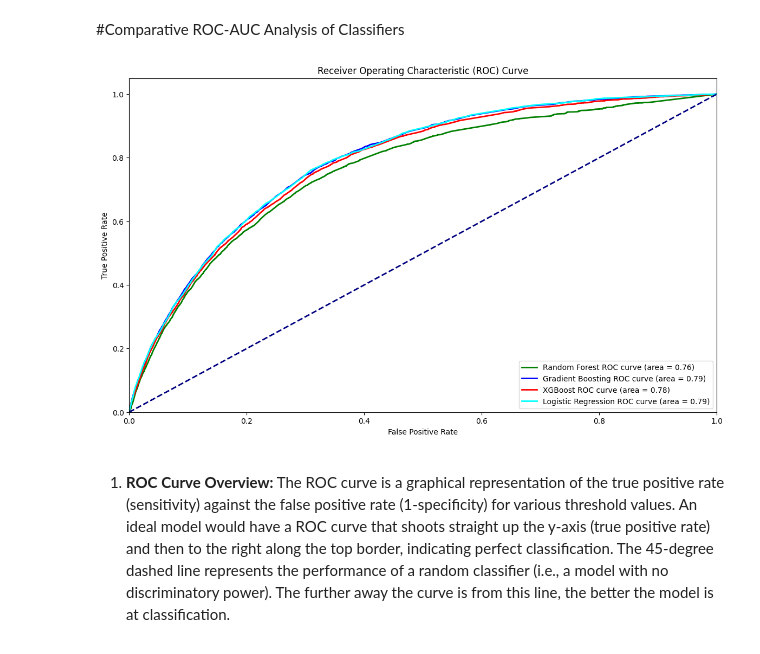
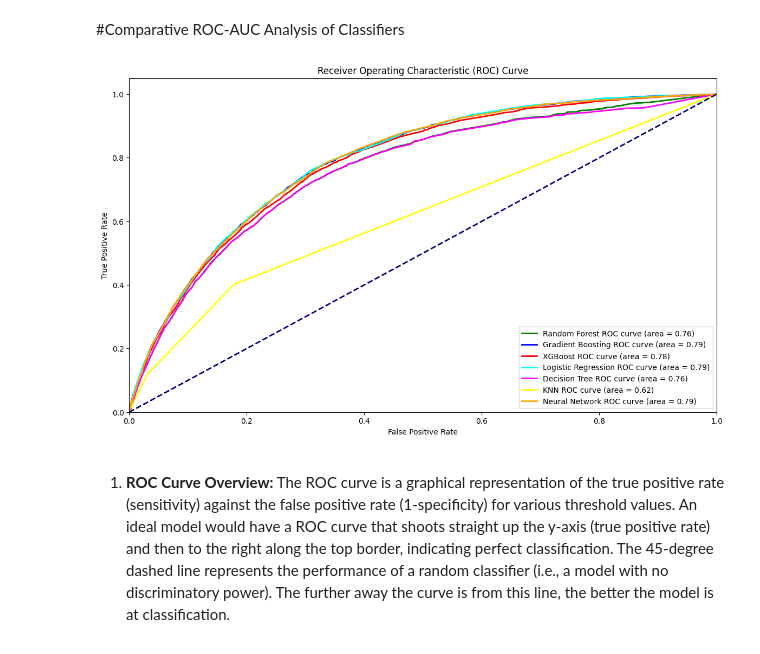
Before and after one commit to rajeshbista/McMaster_AI, a Jupyter notebook: AI_Project.ipynb, the cells around one changed output. Saved outputs shown, nothing was run; the diff lists cells and outputs as text; code cells hidden in the pictures.

```diff
--- a/AI_Project.ipynb
+++ b/AI_Project.ipynb
@@ -683,8 +828,57 @@ The ROC-AUC score for the Logistic Regression model is 0.73, suggesting a solid
 # %% [markdown]
 #Comparative ROC-AUC Analysis of Classifiers
 # %%
+# from sklearn.metrics import roc_curve, auc
+# import matplotlib.pyplot as plt
+
+# # Calculate the ROC curve points for Random Forest
+# fpr_rf, tpr_rf, _ = roc_curve(y_test, rf.predict_proba(X_test)[:,1])
+# roc_auc_rf = auc(fpr_rf, tpr_rf)
+
+# # Calculate the ROC curve points for Gradient Boosting
+# fpr_gb, tpr_gb, _ = roc_curve(y_test, gb.predict_proba(X_test)[:,1])
+# roc_auc_gb = auc(fpr_gb, tpr_gb)
+
+# # Calculate the ROC curve points for XGBoost
+# fpr_xgb, tpr_xgb, _ = roc_curve(y_test, xgb_model.predict_proba(X_test)[:,1])
+# roc_auc_xgb = auc(fpr_xgb, tpr_xgb)
+
+# # Calculate the ROC curve points for Logistic Regression
+# fpr_lr, tpr_lr, _ = roc_curve(y_test, logreg.predict_proba(X_test)[:,1])
+# roc_auc_lr = auc(fpr_lr, tpr_lr)
+
+# # Plot the ROC curves
+# plt.figure(figsize=(14, 8))
+
+# # Plot Random Forest ROC
+# plt.plot(fpr_rf, tpr_rf, color='green', lw=2, label=f'Random Forest ROC curve (area = {roc_auc_rf:.2f})')
+
+# # Plot Gradient Boosting ROC
+# plt.plot(fpr_gb, tpr_gb, color='blue', lw=2, label=f'Gradient Boosting ROC curve (area = {roc_auc_gb:.2f})')
+
+# # Plot XGBoost ROC
+# plt.plot(fpr_xgb, tpr_xgb, color='red', lw=2, label=f'XGBoost ROC curve (area = {roc_auc_xgb:.2f})')
+
+# # Plot Logistic Regression ROC
+# plt.plot(fpr_lr, tpr_lr, color='cyan', lw=2, label=f'Logistic Regression ROC curve (area = {roc_auc_lr:.2f})')
+
+# # Plot the random line
+# plt.plot([0, 1], [0, 1], color='navy', lw=2, linestyle='--')
+
+# # Set the limits, labels, title and legend
+# plt.xlim([0.0, 1.0])
+# plt.ylim([0.0, 1.05])
+# plt.xlabel('False Positive Rate')
+# plt.ylabel('True Positive Rate')
+# plt.title('Receiver Operating Characteristic (ROC) Curve')
+# plt.legend(loc="lower right")
+# plt.show()
+
+
 from sklearn.metrics import roc_curve, auc
 import matplotlib.pyplot as plt
+
+# Assuming you have already trained these models: dt (Decision Tree), knn (K-Nearest Neighbors), nn (Neural Network)
 
 # Calculate the ROC curve points for Random Forest
 fpr_rf, tpr_rf, _ = roc_curve(y_test, rf.predict_proba(X_test)[:,1])
@@ -701,35 +895,57 @@ roc_auc_xgb = auc(fpr_xgb, tpr_xgb)
 # Calculate the ROC curve points for Logistic Regression
 fpr_lr, tpr_lr, _ = roc_curve(y_test, logreg.predict_proba(X_test)[:,1])
 roc_auc_lr = auc(fpr_lr, tpr_lr)
 
+# Calculate the ROC curve points for Decision Tree
+fpr_dt, tpr_dt, _ = roc_curve(y_test, dt.predict_proba(X_test)[:,1])
+roc_auc_dt = auc(fpr_dt, tpr_dt)
+
+# Calculate the ROC curve points for KNN
+# Note: KNN does not support predict_proba by default, adjust as necessary
+fpr_knn, tpr_knn, _ = roc_curve(y_test, knn.predict_proba(X_test)[:,1])
+roc_auc_knn = auc(fpr_knn, tpr_knn)
+
+# Calculate the ROC curve points for Neural Network
+fpr_nn, tpr_nn, _ = roc_curve(y_test, nn.predict_proba(X_test)[:,1])
+roc_auc_nn = auc(fpr_nn, tpr_nn)
+
 # Plot the ROC curves
 plt.figure(figsize=(14, 8))
 
 # Plot Random Forest ROC
 plt.plot(fpr_rf, tpr_rf, color='green', lw=2, label=f'Random Forest ROC curve (area = {roc_auc_rf:.2f})')
 
 # Plot Gradient Boosting ROC
 plt.plot(fpr_gb, tpr_gb, color='blue', lw=2, label=f'Gradient Boosting ROC curve (area = {roc_auc_gb:.2f})')
 
 # Plot XGBoost ROC
 plt.plot(fpr_xgb, tpr_xgb, color='red', lw=2, label=f'XGBoost ROC curve (area = {roc_auc_xgb:.2f})')
 
 # Plot Logistic Regression ROC
 plt.plot(fpr_lr, tpr_lr, color='cyan', lw=2, label=f'Logistic Regression ROC curve (area = {roc_auc_lr:.2f})')
 
+# Plot Decision Tree ROC
+plt.plot(fpr_dt, tpr_dt, color='magenta', lw=2, label=f'Decision Tree ROC curve (area = {roc_auc_dt:.2f})')
+
+# Plot KNN ROC
+plt.plot(fpr_knn, tpr_knn, color='yellow', lw=2, label=f'KNN ROC curve (area = {roc_auc_knn:.2f})')
+
+# Plot Neural Network ROC
+plt.plot(fpr_nn, tpr_nn, color='orange', lw=2, label=f'Neural Network ROC curve (area = {roc_auc_nn:.2f})')
+
 # Plot the random line
 plt.plot([0, 1], [0, 1], color='navy', lw=2, linestyle='--')
 
-# Set the limits, labels, title and legend
+# Set the limits, labels, title, and legend
 plt.xlim([0.0, 1.0])
 plt.ylim([0.0, 1.05])
 plt.xlabel('False Positive Rate')
 plt.ylabel('True Positive Rate')
 plt.title('Receiver Operating Characteristic (ROC) Curve')
 plt.legend(loc="lower right")
 plt.show()
 # %% [output]
-[figure, old version]
+[figure, new version]
 # %% [markdown]
 1. **ROC Curve Overview:**
 The ROC curve is a graphical representation of the true positive rate (sensitivity) against the false positive rate (1-specificity) for various threshold values. An ideal model would have a ROC curve that shoots straight up the y-axis (true positive rate) and then to the right along the top border, indicating perfect classification. The 45-degree dashed line represents the performance of a random classifier (i.e., a model with no discriminatory power). The further away the curve is from this line, the better the model is at classification.
```
Also changed, not shown: parts of 12 cells of this notebook.
